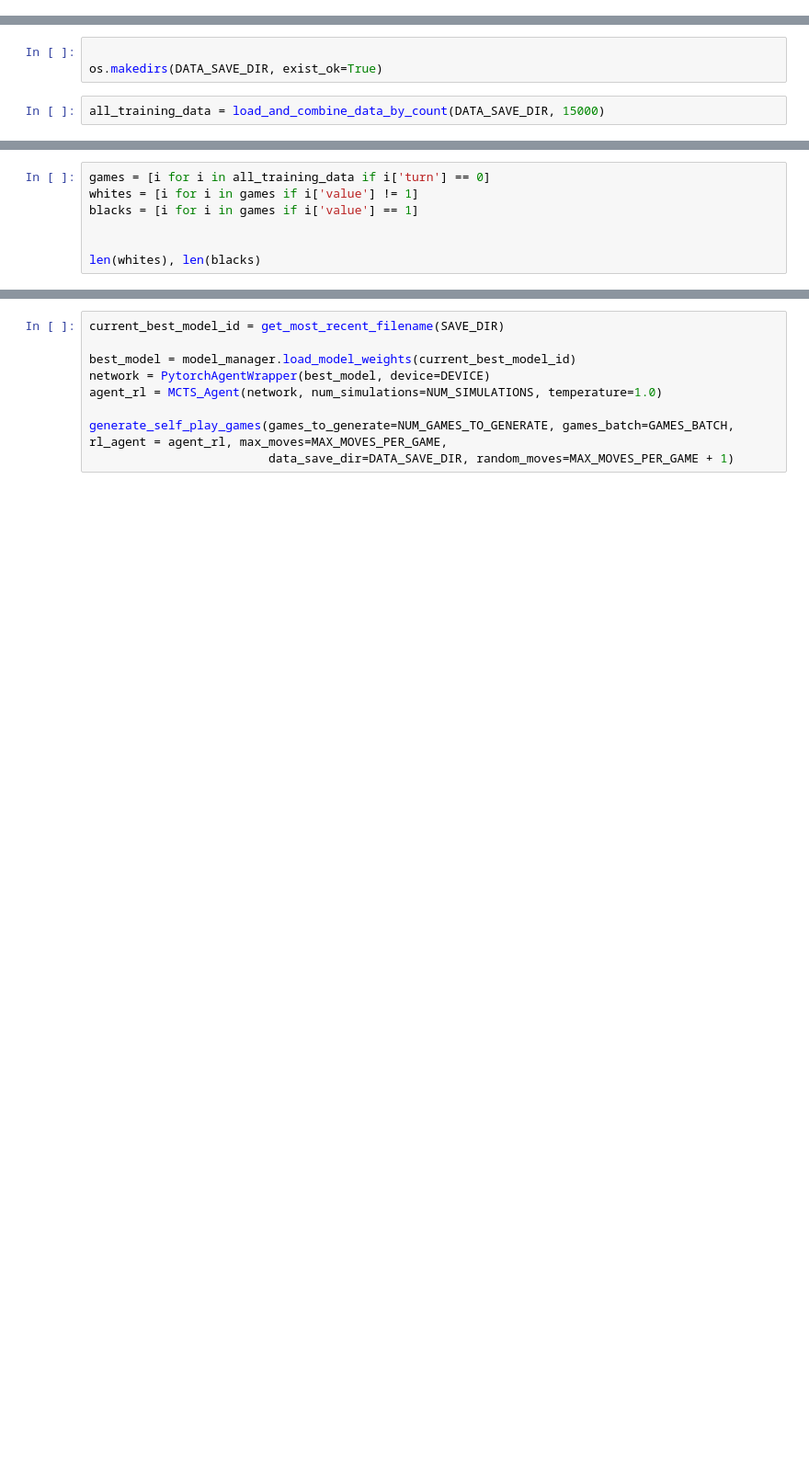
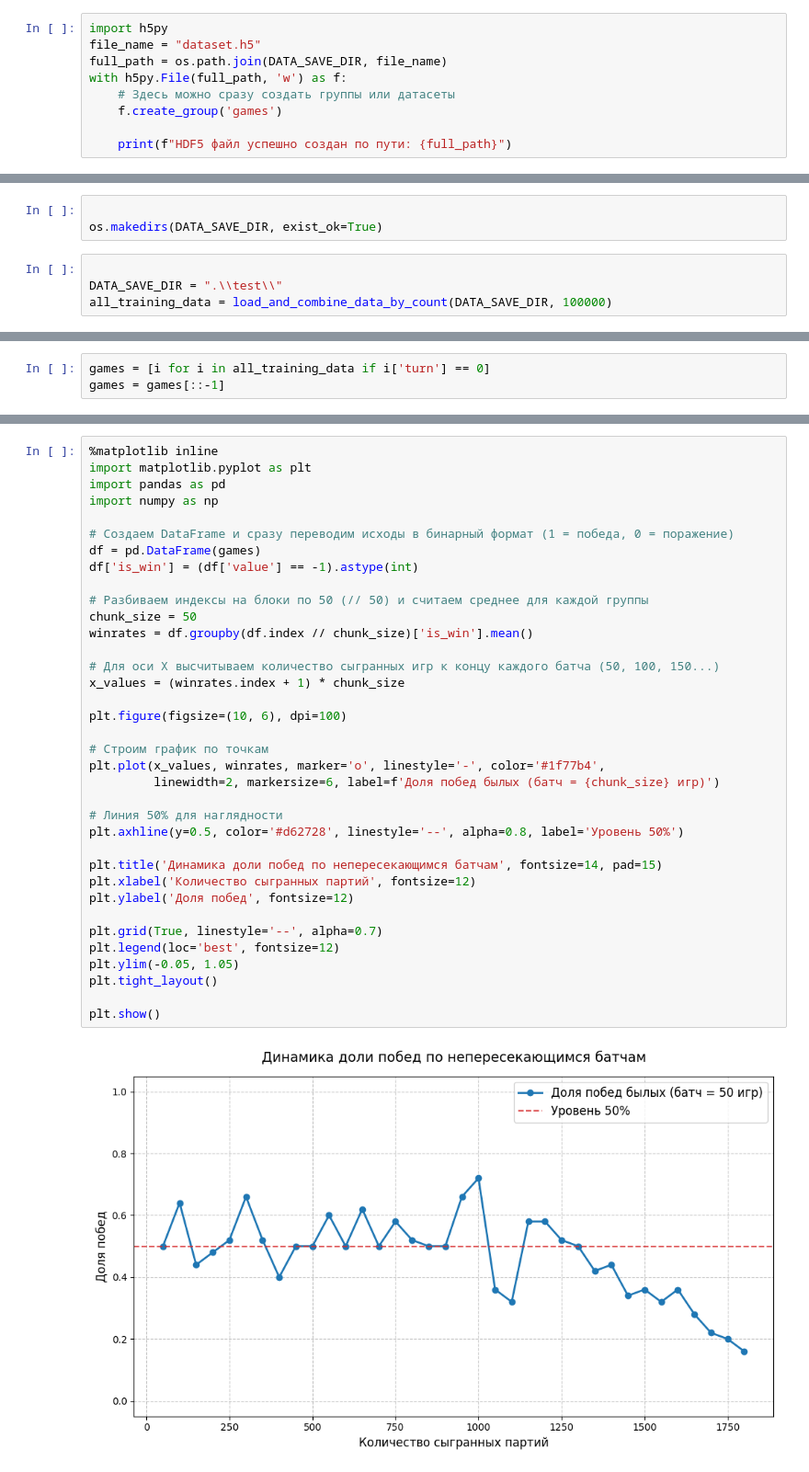
Before and after one commit to Gribtsi/GoL_AI, a Jupyter notebook: mcts_agent.ipynb, the cells around one changed output, grey strips where cells are left out. Shown at 92% size. Drawn from its saved outputs; the diff is of its cells as text; blank space fills up the shorter version.

```diff
--- a/mcts_agent.ipynb
+++ b/mcts_agent.ipynb
@@ -138,0 +100,9 @@ res.first_root.count_terminal_nodes_in_tree()
+# %%
+import h5py
+file_name = "dataset.h5"
+full_path = os.path.join(DATA_SAVE_DIR, file_name)
+with h5py.File(full_path, 'w') as f:
+    # Здесь можно сразу создать группы или датасеты
+    f.create_group('games')
+
+    print(f"HDF5 файл успешно создан по пути: {full_path}")
@@ -189,5 +133,7 @@ KeyboardInterrupt:
 
 os.makedirs(DATA_SAVE_DIR, exist_ok=True)
 # %%
-all_training_data = load_and_combine_data_by_count(DATA_SAVE_DIR, 15000)
+
+DATA_SAVE_DIR = ".\\test\\"
+all_training_data = load_and_combine_data_by_count(DATA_SAVE_DIR, 100000)
 # %% [output]
@@ -205,7 +157,3 @@ all_training_data = load_and_combine_data_by_count(DATA_SAVE_DIR, 15000)
 # %%
 games = [i for i in all_training_data if i['turn'] == 0]
-whites = [i for i in games if i['value'] != 1]
-blacks = [i for i in games if i['value'] == 1]
-
-
-len(whites), len(blacks)
+games = games[::-1]
@@ -214,9 +160,38 @@ len(whites), len(blacks)
 # %%
-current_best_model_id = get_most_recent_filename(SAVE_DIR)
+%matplotlib inline
+import matplotlib.pyplot as plt
+import pandas as pd
+import numpy as np
 
-best_model = model_manager.load_model_weights(current_best_model_id)
-network = PytorchAgentWrapper(best_model, device=DEVICE)
-agent_rl = MCTS_Agent(network, num_simulations=NUM_SIMULATIONS, temperature=1.0)
+# Создаем DataFrame и сразу переводим исходы в бинарный формат (1 = победа, 0 = поражение)
+df = pd.DataFrame(games)
+df['is_win'] = (df['value'] == -1).astype(int)
 
-generate_self_play_games(games_to_generate=NUM_GAMES_TO_GENERATE, games_batch=GAMES_BATCH, rl_agent = agent_rl, max_moves=MAX_MOVES_PER_GAME,
-                         data_save_dir=DATA_SAVE_DIR, random_moves=MAX_MOVES_PER_GAME + 1)
+# Разбиваем индексы на блоки по 50 (// 50) и считаем среднее для каждой группы
+chunk_size = 50
+winrates = df.groupby(df.index // chunk_size)['is_win'].mean()
+
+# Для оси X высчитываем количество сыгранных игр к концу каждого батча (50, 100, 150...)
+x_values = (winrates.index + 1) * chunk_size
+
+plt.figure(figsize=(10, 6), dpi=100)
+
+# Строим график по точкам
+plt.plot(x_values, winrates, marker='o', linestyle='-', color='#1f77b4',
+         linewidth=2, markersize=6, label=f'Доля побед былых (батч = {chunk_size} игр)')
+
+# Линия 50% для наглядности
+plt.axhline(y=0.5, color='#d62728', linestyle='--', alpha=0.8, label='Уровень 50%')
+
+plt.title('Динамика доли побед по непересекающимся батчам', fontsize=14, pad=15)
+plt.xlabel('Количество сыгранных партий', fontsize=12)
+plt.ylabel('Доля побед', fontsize=12)
+
+plt.grid(True, linestyle='--', alpha=0.7)
+plt.legend(loc='best', fontsize=12)
+plt.ylim(-0.05, 1.05)
+plt.tight_layout()
+
+plt.show()
+# %% [output]
+[figure, added]
```
Also changed, not shown: parts of 19 cells of this notebook, 11 other files.
